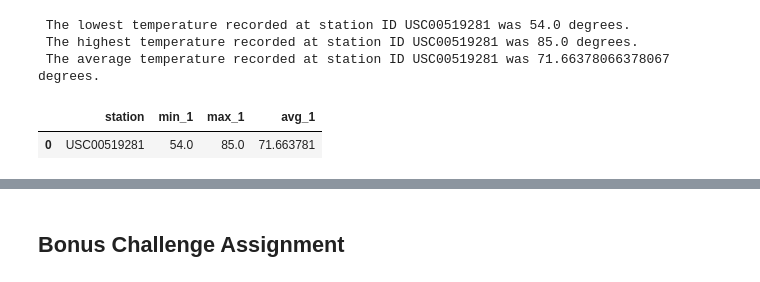
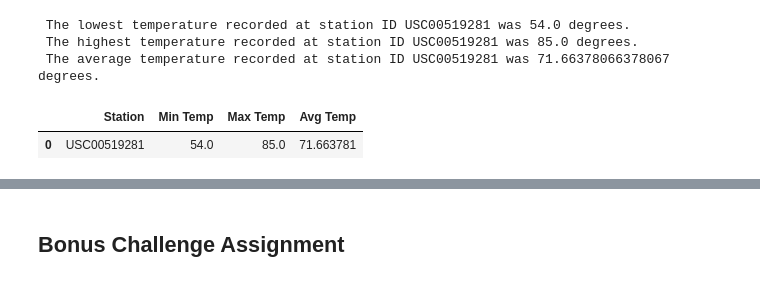
Before and after one commit to jaysueno/sqlalchemy-challenge, a Jupyter notebook: climate_starter.ipynb, the cells around one changed output, grey strips where cells are left out. Drawn from its saved outputs; the diff is of its cells as text; code cells hidden in the pictures.

Commit message:
finished station dataframe

```diff
--- a/climate_starter.ipynb
+++ b/climate_starter.ipynb
@@ -230,18 +230,24 @@ print(f' The average temperature recorded at station ID {station_max[0]} was {st
  The highest temperature recorded at station ID USC00519281 was 85.0 degrees.
  The average temperature recorded at station ID USC00519281 was 71.66378066378067 degrees.
 # %%
-# An alternative method with less code. This version uses *sel decorator and
+# An alternative method for a datafram output. This version uses *sel decorator and
 # then creates a 'statement' out of the SQL Object, finally it 'binds' the object
 # to the 'session'. Afterwards you can rename the columns.
 
 sel = [Measurement.station, func.min(Measurement.tobs), func.max(Measurement.tobs), func.avg(Measurement.tobs)]
 
 station_values = session.query(*sel).filter(Measurement.station == station_max[0])
 station_df = pd.read_sql(selected_station.statement, selected_station.session.bind)
+station_df.rename(columns={'station': 'Station',
+                          'min_1': 'Min Temp',
+                          'max_1': 'Max Temp',
+                          'avg_1': 'Avg Temp'},
+                          inplace=True
+                 )
 
 station_df
 # %% [output]
-|  | station | min_1 | max_1 | avg_1 |
+|  | Station | Min Temp | Max Temp | Avg Temp |
 | 0 | USC00519281 | 54.0 | 85.0 | 71.663781 |
 # %%
 # Choose the station with the highest number of temperature observations.
```
Also changed, not shown: parts of 1 cell of this notebook.
